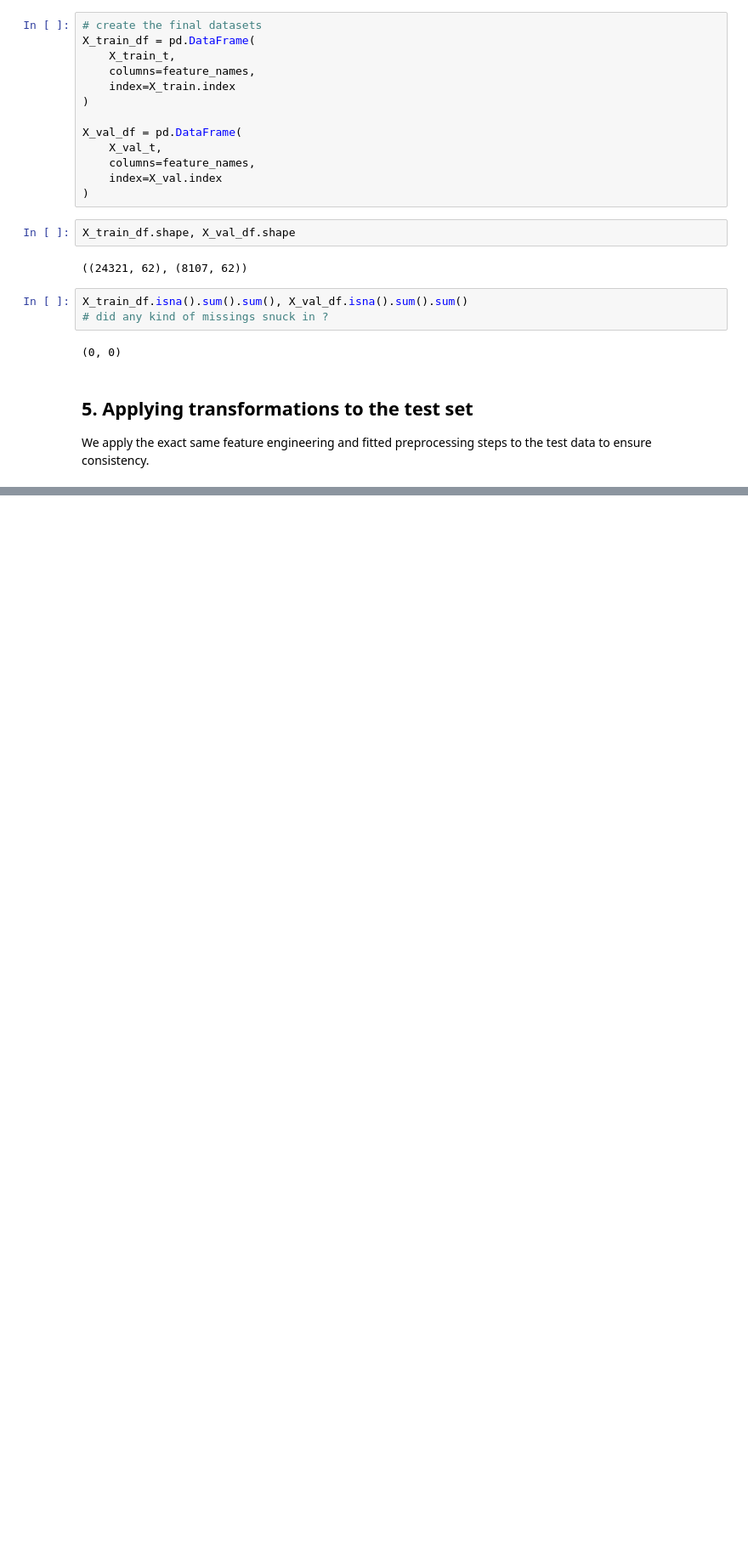
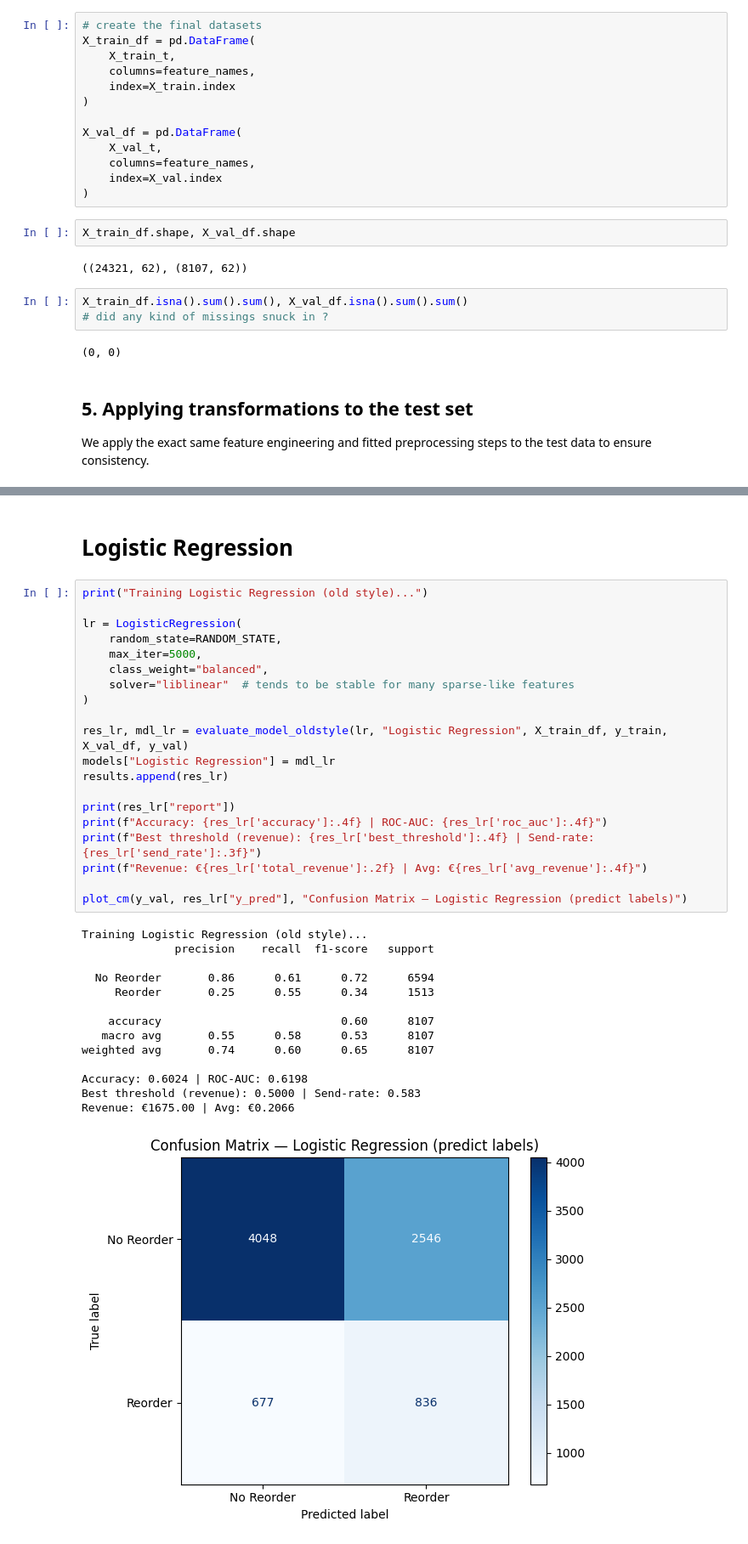
Before and after one commit to ungeralexan/ml_assignment, a Jupyter notebook: project.ipynb, the cells around one changed output, grey strips where cells are left out. Shown: that part at 85% size. Saved outputs shown, nothing was run; the diff lists cells and outputs as text; blank space fills up the shorter version.

Commit message:
tryed model eval

```diff
--- a/project.ipynb
+++ b/project.ipynb
@@ -732,0 +1004,37 @@ For the test set, categorical variables were encoded independently and then alig
+# %% [markdown]
+# Logistic Regression
+# %%
+print("Training Logistic Regression (old style)...")
+
+lr = LogisticRegression(
+    random_state=RANDOM_STATE,
+    max_iter=5000,
+    class_weight="balanced",
+    solver="liblinear"  # tends to be stable for many sparse-like features
+)
+
+res_lr, mdl_lr = evaluate_model_oldstyle(lr, "Logistic Regression", X_train_df, y_train, X_val_df, y_val)
+models["Logistic Regression"] = mdl_lr
+results.append(res_lr)
+
+print(res_lr["report"])
+print(f"Accuracy: {res_lr['accuracy']:.4f} | ROC-AUC: {res_lr['roc_auc']:.4f}")
+print(f"Best threshold (revenue): {res_lr['best_threshold']:.4f} | Send-rate: {res_lr['send_rate']:.3f}")
+print(f"Revenue: €{res_lr['total_revenue']:.2f} | Avg: €{res_lr['avg_revenue']:.4f}")
+
+plot_cm(y_val, res_lr["y_pred"], "Confusion Matrix — Logistic Regression (predict labels)")
+# %% [output]
+Training Logistic Regression (old style)...
+              precision    recall  f1-score   support
+
+  No Reorder       0.86      0.61      0.72      6594
+     Reorder       0.25      0.55      0.34      1513
+
+    accuracy                           0.60      8107
+   macro avg       0.55      0.58      0.53      8107
+weighted avg       0.74      0.60      0.65      8107
+
+Accuracy: 0.6024 | ROC-AUC: 0.6198
+Best threshold (revenue): 0.5000 | Send-rate: 0.583
+Revenue: €1675.00 | Avg: €0.2066
+[figure, added]
```
Also changed, not shown: parts of 41 cells of this notebook, 11 other files.
